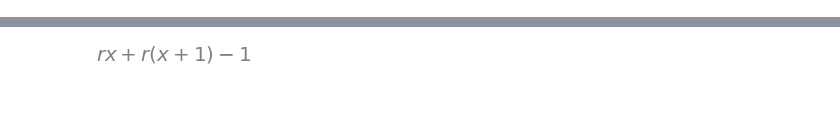
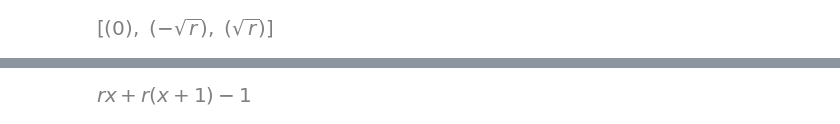
Before and after one commit to grantaguinaldo/ssie, a Jupyter notebook: ssie523/chapter-08-problems.ipynb, the cells around one changed output, grey strips where cells are left out. Cells and saved outputs as stored; diff of their text form; code cells hidden in the pictures; blank space fills up the shorter version.

```diff
--- a/ssie523/chapter-08-problems.ipynb
+++ b/ssie523/chapter-08-problems.ipynb
@@ -24,0 +28,8 @@ eq_point_2  #Point is unstable for r < 1 (solve equation to find where r > 0)
+# %%
+#Equation 8.10
+
+Xdot = r*x - x**3
+eq_pts = solve([Xdot], (x))
+eq_pts
+# %% [output]
+[figure, added]
```
Also changed, not shown: parts of 31 cells of this notebook, 2 other files.
